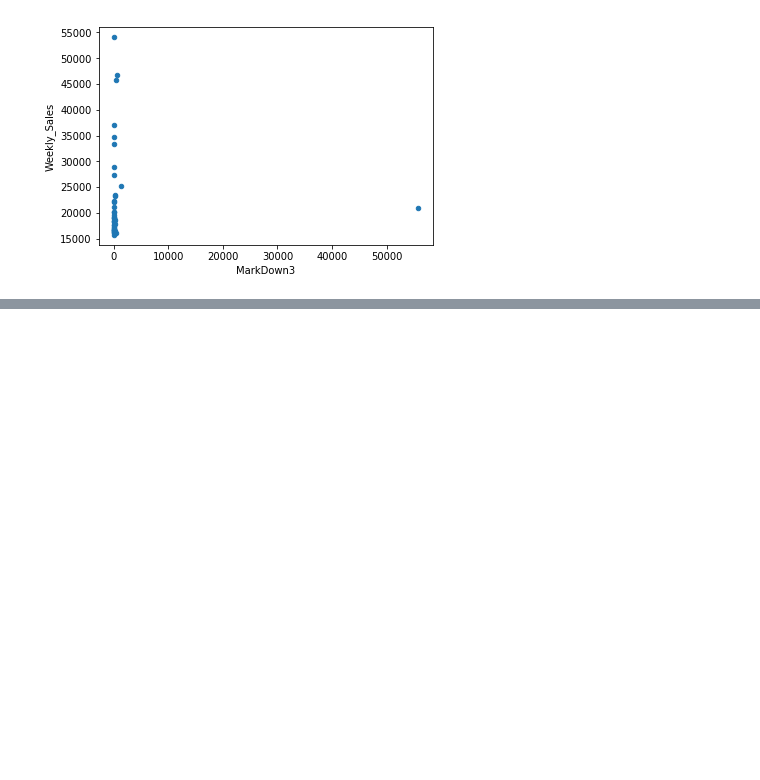
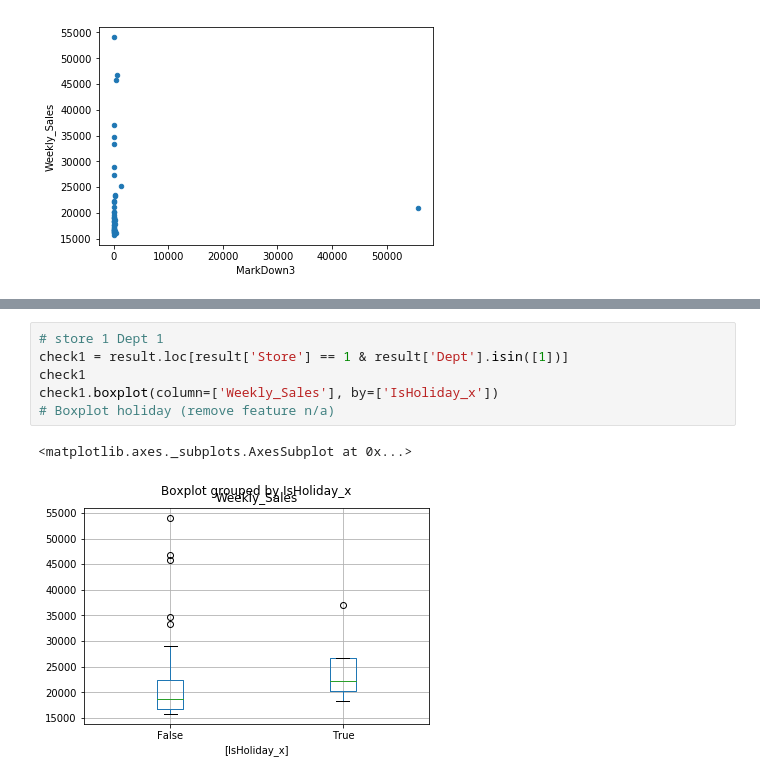
Before and after one commit to poompoowit/Walmart-Project, a Jupyter notebook: Knowing Data.ipynb, the cells around one changed output, grey strips where cells are left out. Drawn from its saved outputs; the diff is of its cells as text; blank space fills up the shorter version.

```diff
--- a/Knowing Data.ipynb
+++ b/Knowing Data.ipynb
@@ -148,0 +157,9 @@ check1.plot.scatter('MarkDown5', 'Weekly_Sales')
+# %%
+# store 1 Dept 1
+check1 = result.loc[result['Store'] == 1 & result['Dept'].isin([1])]
+check1
+check1.boxplot(column=['Weekly_Sales'], by=['IsHoliday_x'])
+# Boxplot holiday (remove feature n/a)
+# %% [output]
+<matplotlib.axes._subplots.AxesSubplot at 0x...>
+[figure, added]
```
Also changed, not shown: parts of 7 cells of this notebook.
